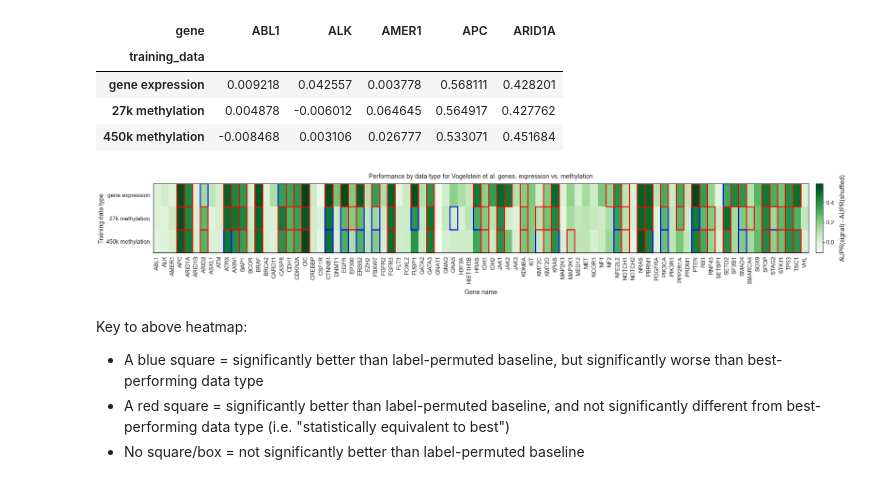
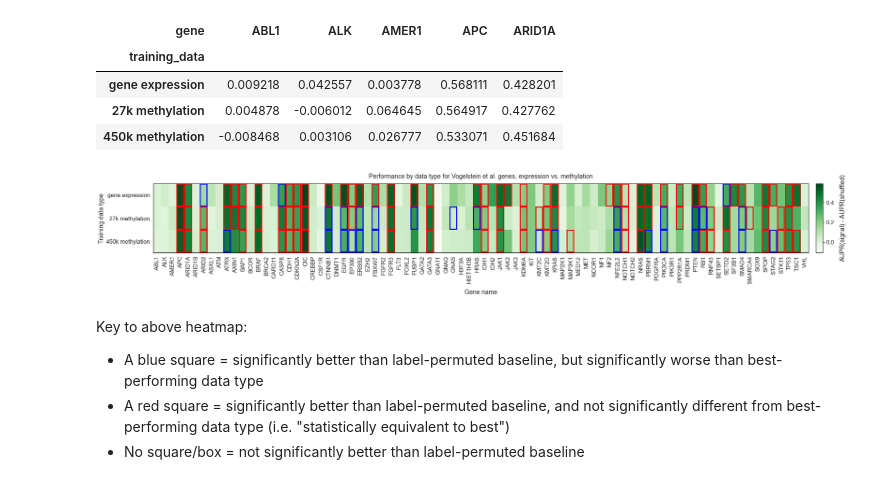
Before and after one commit to greenelab/mpmp, a Jupyter notebook: 02_classify_mutations/plot_methylation_results.ipynb, the cells around one changed output. Drawn from its saved outputs; the diff is of its cells as text; code cells hidden in the pictures.

Commit message:
add code for non-overlapping heatmap highlights

```diff
--- a/02_classify_mutations/plot_methylation_results.ipynb
+++ b/02_classify_mutations/plot_methylation_results.ipynb
@@ -251,21 +251,25 @@ heatmap_df.iloc[:, :5]
 # %%
 sns.set({'figure.figsize': (32, 5)})
 sns.set_context('notebook', font_scale=1.5)
 
 ax = plu.plot_heatmap(heatmap_df,
                       all_results_df.reset_index(drop=True),
                       different_from_best=True,
                       raw_results_df=results_df,
-                      metric=plot_metric)
+                      metric=plot_metric,
+                      origin_eps_x=0.02,
+                      origin_eps_y=0.015,
+                      length_x=0.85,
+                      length_y=0.95)
 
 plt.title('Performance by data type for Vogelstein et al. genes, expression vs. methylation', pad=15)
 
 if SAVE_FIGS:
     plt.savefig(images_dir / 'methylation_heatmap.svg', bbox_inches='tight')
     plt.savefig(images_dir / 'methylation_heatmap.png',
                 dpi=300, bbox_inches='tight')
 # %% [output]
-[figure, old version]
+[figure, new version]
 # %% [markdown]
 Key to above heatmap:
 
```
Also changed, not shown: parts of 1 cell of this notebook, 2 other files.
